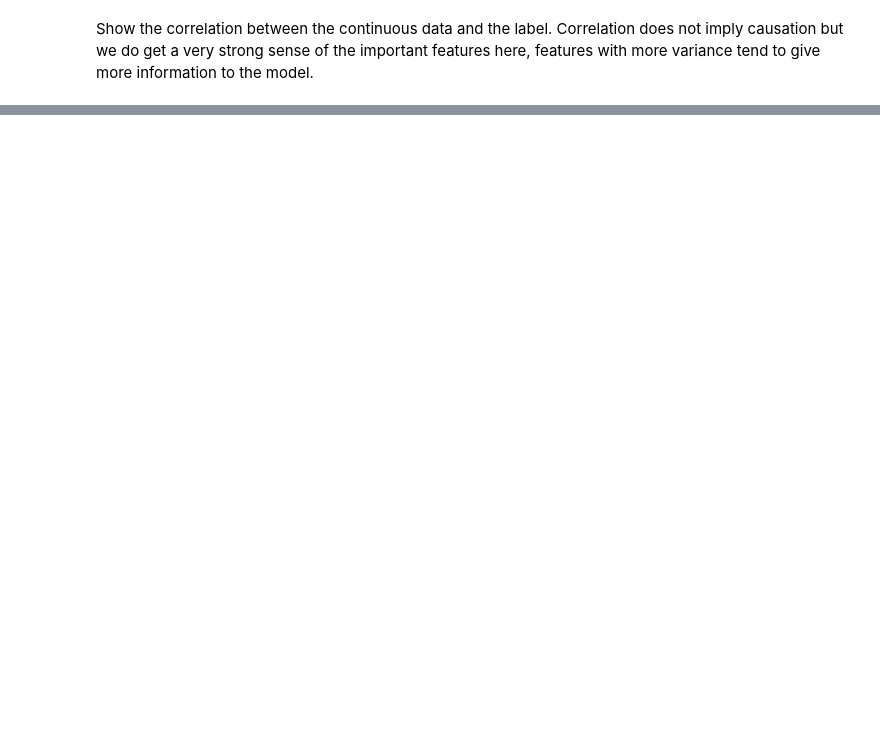
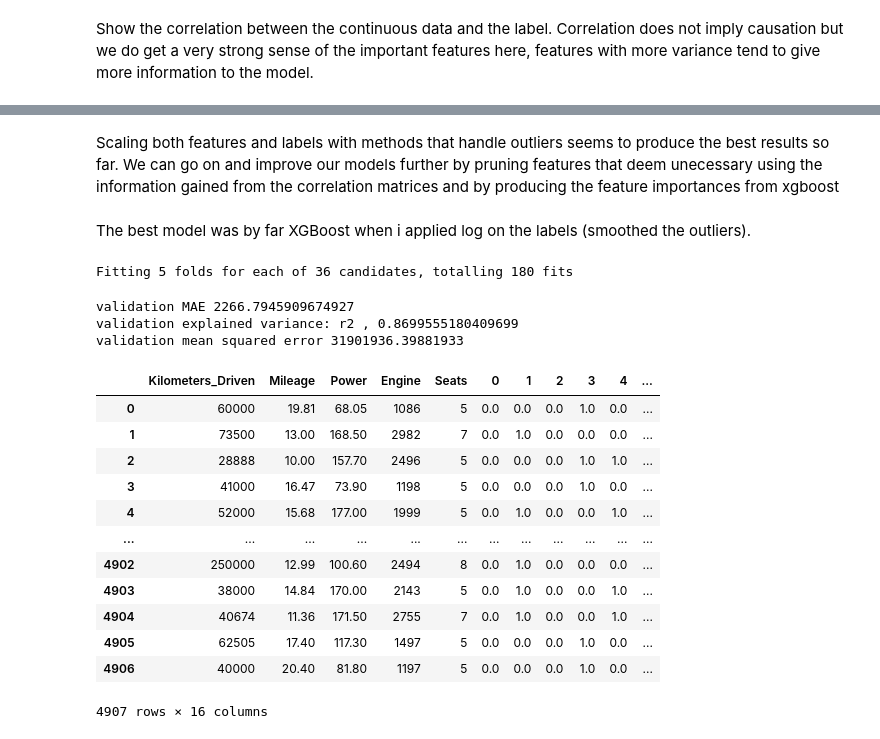
Before and after one commit to dimitrisl/CarPredictor, a Jupyter notebook: src/Assignment part 1.ipynb, the cells around one changed output, grey strips where cells are left out. Cells and saved outputs as stored; diff of their text form; code cells hidden in the pictures; blank space fills up the shorter version.

```diff
--- a/src/Assignment part 1.ipynb
+++ b/src/Assignment part 1.ipynb
@@ -491,0 +395,48 @@ the correlation matrices and by producing the feature importances from xgboost
+# %% [markdown]
+Scaling both features and labels with methods that handle outliers seems to produce the best results so far.
+We can go on and improve our models further by pruning features that deem unecessary using the information gained from
+the correlation matrices and by producing the feature importances from xgboost
+# %% [markdown]
+The best model was by far XGBoost when i applied log on the labels (smoothed the outliers).
+# %%
+
+parameters = {
+    "learning_rate": [0.005, 0.01, 0.09],
+    "max_depth": [4, 5, 6, 7],
+    "n_estimators": [100, 500, 1000]
+}
+
+dt = model_ready_data.loc[:, :].copy()
+
+X_train, X_test, y_train, y_test = train_test_split(dt.loc[:, dt.columns!=label_name], data_input.loc[:, label_name], test_size=0.2, random_state=42)
+
+
+xgbr = GridSearchCV(XGBRegressor(), param_grid=parameters, cv=5, verbose=1)
+xgbr.fit(X_train, y_train)
+y_pred = xgbr.predict(X_test)
+# %% [output]
+Fitting 5 folds for each of 36 candidates, totalling 180 fits
+# %%
+print("validation MAE", mean_absolute_error(np.exp(y_pred), np.exp(y_test)))
+print("validation explained variance: r2 ,",r2_score(y_pred, y_test))
+print("validation mean squared error", mean_squared_error(np.exp(y_pred), np.exp(y_test)))
+# %% [output]
+validation MAE 2266.7945909674927
+validation explained variance: r2 , 0.8699555180409699
+validation mean squared error 31901936.39881933
+# %%
+model_ready_data
+# %% [output]
+|  | Kilometers_Driven | Mileage | Power | Engine | Seats | 0 | 1 | 2 | 3 | 4 | ... |
+| 0 | 60000 | 19.81 | 68.05 | 1086 | 5 | 0.0 | 0.0 | 0.0 | 1.0 | 0.0 | ... |
+| 1 | 73500 | 13.00 | 168.50 | 2982 | 7 | 0.0 | 1.0 | 0.0 | 0.0 | 0.0 | ... |
+| 2 | 28888 | 10.00 | 157.70 | 2496 | 5 | 0.0 | 0.0 | 0.0 | 1.0 | 1.0 | ... |
+| 3 | 41000 | 16.47 | 73.90 | 1198 | 5 | 0.0 | 0.0 | 0.0 | 1.0 | 0.0 | ... |
+| 4 | 52000 | 15.68 | 177.00 | 1999 | 5 | 0.0 | 1.0 | 0.0 | 0.0 | 1.0 | ... |
+| ... | ... | ... | ... | ... | ... | ... | ... | ... | ... | ... | ... |
+| 4902 | 250000 | 12.99 | 100.60 | 2494 | 8 | 0.0 | 1.0 | 0.0 | 0.0 | 0.0 | ... |
+| 4903 | 38000 | 14.84 | 170.00 | 2143 | 5 | 0.0 | 1.0 | 0.0 | 0.0 | 1.0 | ... |
+| 4904 | 40674 | 11.36 | 171.50 | 2755 | 7 | 0.0 | 1.0 | 0.0 | 0.0 | 1.0 | ... |
+| 4905 | 62505 | 17.40 | 117.30 | 1497 | 5 | 0.0 | 0.0 | 0.0 | 1.0 | 0.0 | ... |
+| 4906 | 40000 | 20.40 | 81.80 | 1197 | 5 | 0.0 | 0.0 | 0.0 | 1.0 | 0.0 | ... |
+4907 rows × 16 columns
```
Also changed, not shown: parts of 53 cells of this notebook.
